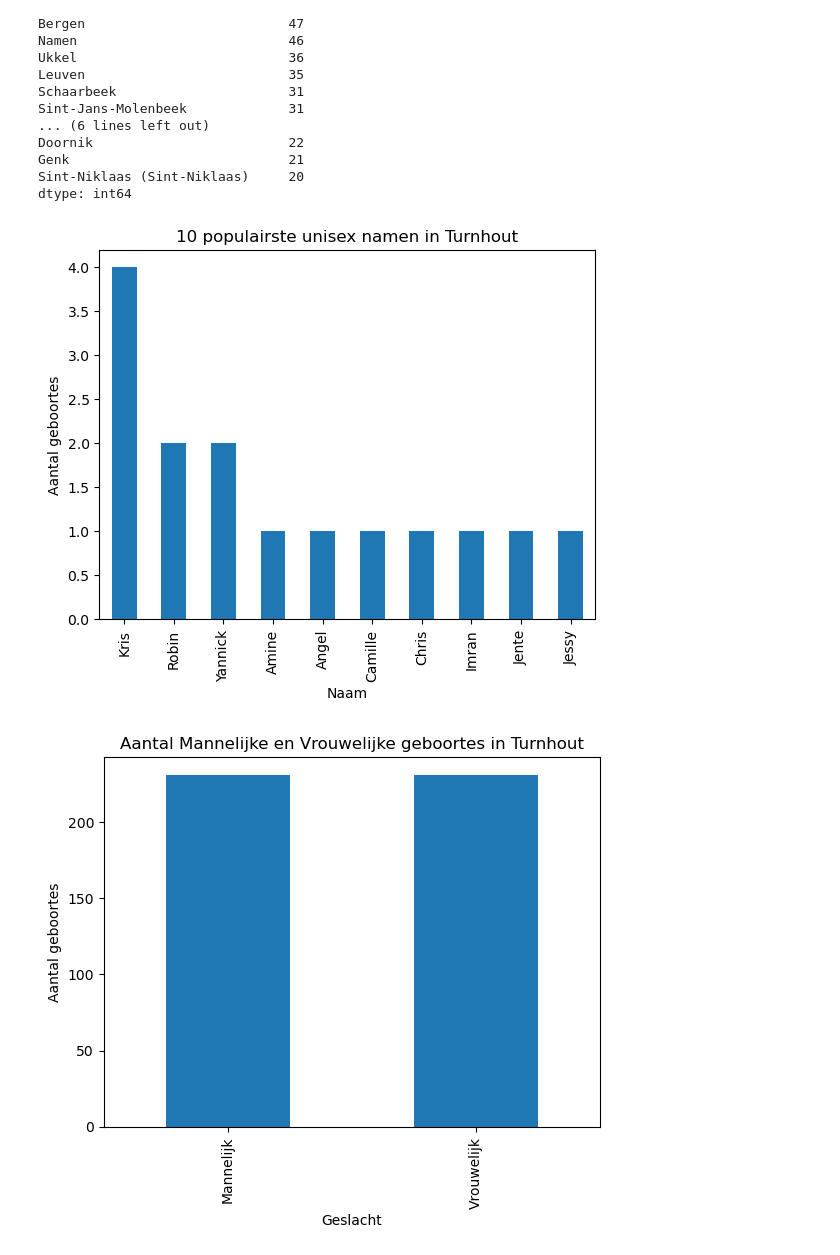
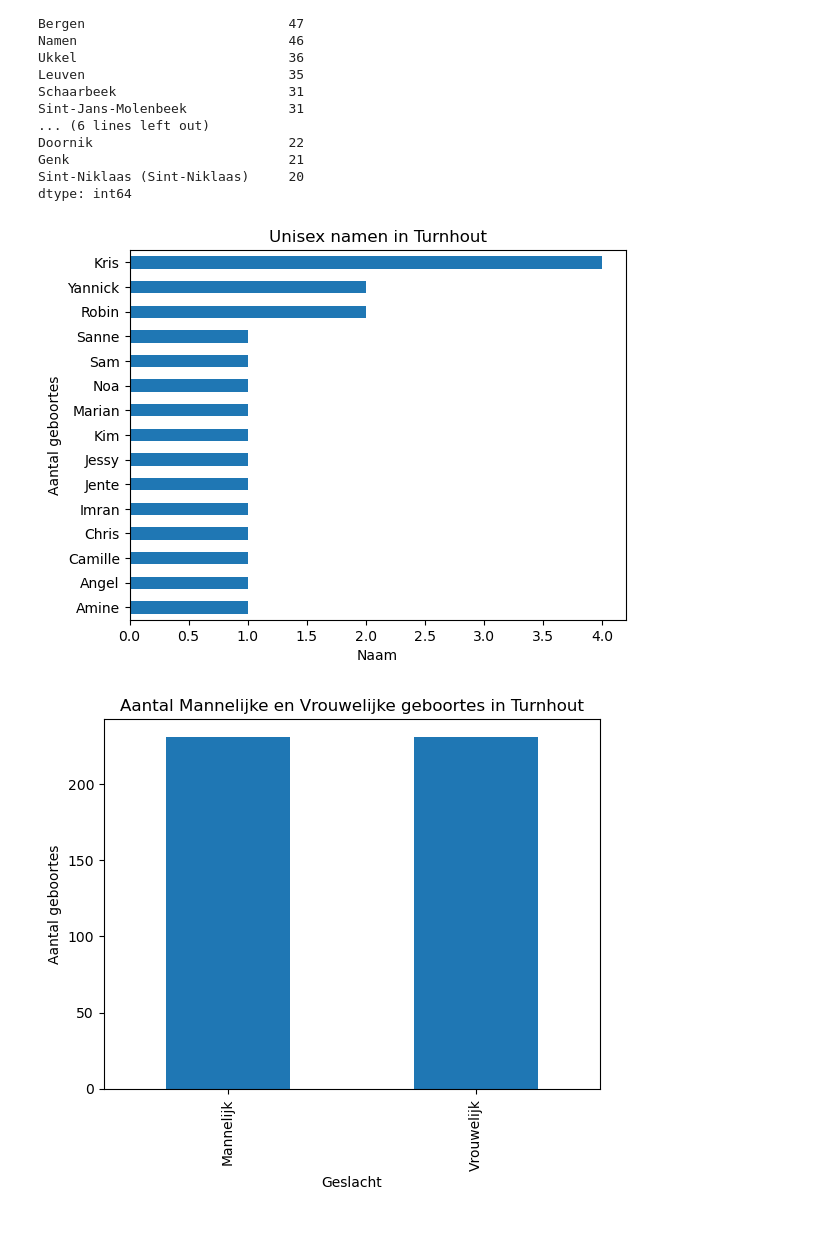
Before and after one commit to TinneCJM/DS_examen_Tinne_Mertens_deel2, a Jupyter notebook: notebooks/examen_prep.ipynb, the cells around one changed output. Saved outputs shown, nothing was run; the diff lists cells and outputs as text; code cells hidden in the pictures; blank space fills up the shorter version.

```diff
--- a/notebooks/examen_prep.ipynb
+++ b/notebooks/examen_prep.ipynb
@@ -18,6 +22,8 @@ df_raw = pd.concat(dfs, ignore_index=True)
 df = df_raw.copy()
 # %%
 def clean_df(df):
+
+    df = df.rename(columns={'verwachte datum': 'verwachte_datum'})
 
     # df_wrong met verkeerde datum (29 februari)
     outlier_datums = ['2019-2-29','2019-1-1', '2019-7-1']
@@ -26,8 +32,8 @@ def clean_df(df):
     # Verwijder rijen met verkeerde datums
     df = df.loc[~df['datum'].isin(outlier_datums)].copy()
 
-    df['dag van het jaar'] = pd.to_datetime(df['datum']).dt.dayofyear
-    df['verwachte datum'] = pd.to_datetime(df['verwachte datum'], format='%m/%d/%Y')# .dt.strftime('%Y-%m-%d')
+    df['dag_van_jaar'] = pd.to_datetime(df['datum']).dt.dayofyear
+    df['verwachte_datum'] = pd.to_datetime(df['verwachte_datum'], format='%m/%d/%Y')# .dt.strftime('%Y-%m-%d')
     df['datum'] = pd.to_datetime(df['datum'])# .dt.strftime('%Y-%m-%d')
 
     categories_day = ['Monday',
@@ -63,7 +69,33 @@ def clean_df(df):
                                     categories=categories_month,
                                     ordered=True))
 
-    df['verschil_dagen'] = (df['verwachte datum'] - df['datum']).dt.days
+    df['verschil_dagen'] = (df['verwachte_datum'] - df['datum']).dt.days
+
+    vertaling_dagen = {'Monday': 'Maandag',
+                'Tuesday': 'Dinsdag',
+                'Wednesday': 'Woensdag',
+                'Thursday': 'Donderdag',
+                'Friday': 'Vrijdag',
+                'Saturday': 'Zaterdag',
+                'Sunday': 'Zondag'}
+
+    vertaling_maanden = {'January':'Januari',
+                'February':'Februari',
+                'March':'Maart',
+                'April':'April',
+                'May':'Mei',
+                'June':'Juni',
+                'July':'Juli',
+                'August':'Augustus',
+                'September':'September',
+                'October':'Oktober',
+                'November':'November',
+                'December':'December'}
+
+    df['maand_naam'] = df['maand_naam'].cat.rename_categories(vertaling_maanden)
+    df['weekdag'] = df['weekdag'].cat.rename_categories(vertaling_dagen)
+
+    df['absolute_verschil_dagen'] = df['verschil_dagen'].abs()
 
     return df, df_wrong
 # %%
@@ -346,21 +378,21 @@ Genk                            21
 Sint-Niklaas (Sint-Niklaas)     20
 dtype: int64
 # %%
-# plot 10 populairste unisex namen in een specifieke gemeente
+# plot unisex namen in een specifieke gemeente
 
 def plot_populairste_unisex_namen(df, gemeente):
     gemeente = gemeente.title()
-    populairste_unisex_namen = df.loc[(df['gemeente'] == gemeente) & (df['naam'].isin(unisex_names))].groupby('naam').size().nlargest(10)
-    populairste_unisex_namen.plot(kind='bar')
-    plt.title(f'10 populairste unisex namen in {gemeente}')
+    populairste_unisex_namen = df.loc[(df['gemeente'] == gemeente) & (df['naam'].isin(unisex_names))].groupby('naam').size().sort_values()
+    populairste_unisex_namen.plot(kind='barh')
+    plt.title(f'Unisex namen in {gemeente}')
     plt.ylabel('Aantal geboortes')
     plt.xlabel('Naam')
     plt.show()
 
 gemeente = 'Turnhout'
 plot_populairste_unisex_namen(geboortes, gemeente)
 # %% [output]
-[figure, old version]
+[figure, new version]
 # %%
 # aantal Mannelijke en Vrouwelijke geboortes per gemeente
 
```
Also changed, not shown: parts of 14 cells of this notebook.
